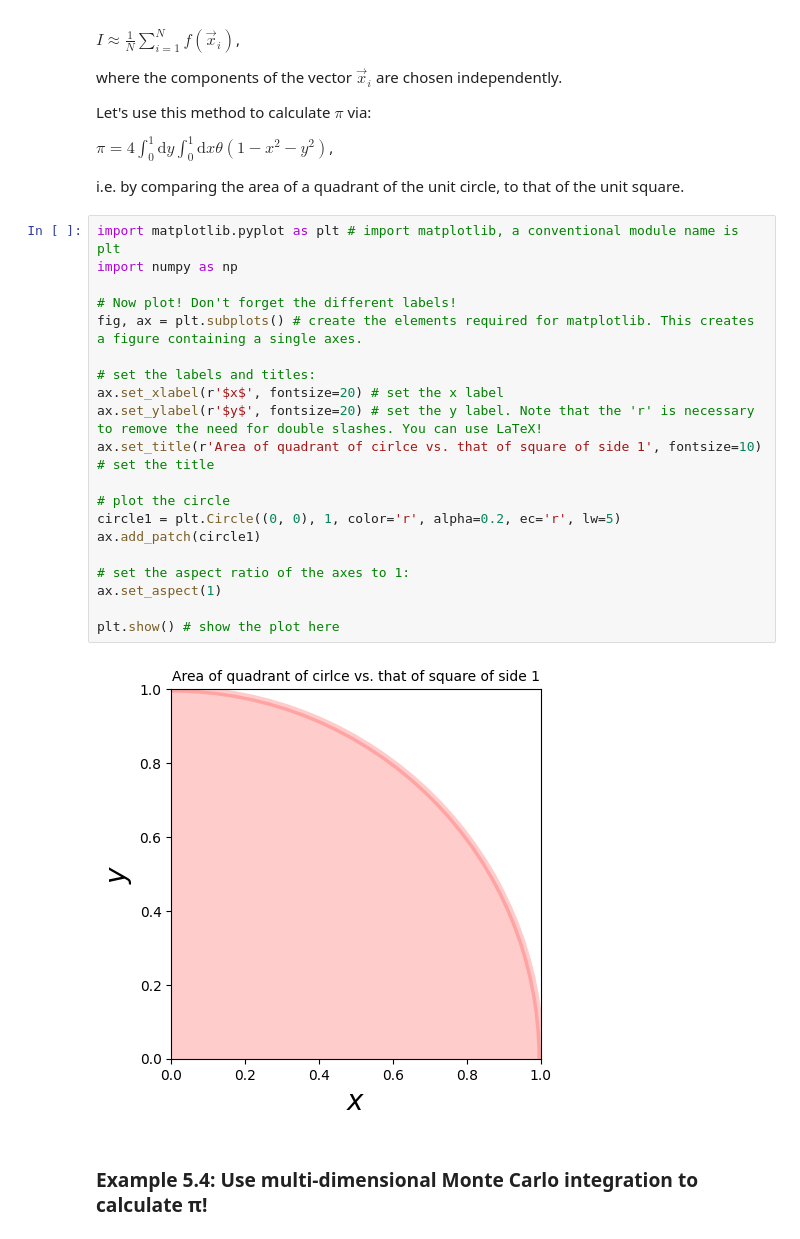
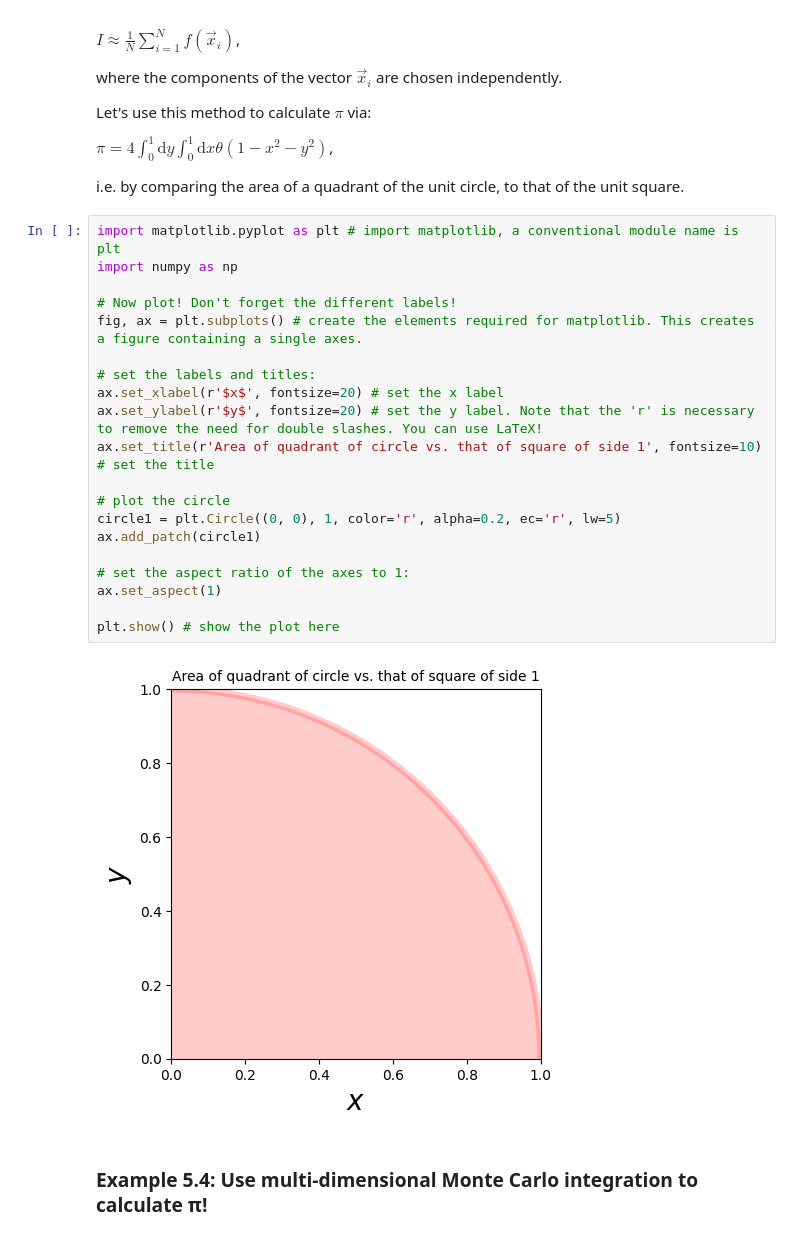
Before and after one commit to apapaefs/ScientificComputing, a Jupyter notebook: _build/jupyter_execute/Chapters/Chapter5/Chapter5.ipynb, the cells around one changed output. Drawn from its saved outputs; the diff is of its cells as text.

```diff
--- a/_build/jupyter_execute/Chapters/Chapter5/Chapter5.ipynb
+++ b/_build/jupyter_execute/Chapters/Chapter5/Chapter5.ipynb
@@ -238,25 +257,25 @@ i.e. by comparing the area of a quadrant of the unit circle, to that of the unit
 # %%
 import matplotlib.pyplot as plt # import matplotlib, a conventional module name is plt
 import numpy as np
 
 # Now plot! Don't forget the different labels!
 fig, ax = plt.subplots() # create the elements required for matplotlib. This creates a figure containing a single axes.
 
 # set the labels and titles:
 ax.set_xlabel(r'$x$', fontsize=20) # set the x label
 ax.set_ylabel(r'$y$', fontsize=20) # set the y label. Note that the 'r' is necessary to remove the need for double slashes. You can use LaTeX!
-ax.set_title(r'Area of quadrant of cirlce vs. that of square of side 1', fontsize=10) # set the title
+ax.set_title(r'Area of quadrant of circle vs. that of square of side 1', fontsize=10) # set the title
 
 # plot the circle
 circle1 = plt.Circle((0, 0), 1, color='r', alpha=0.2, ec='r', lw=5)
 ax.add_patch(circle1)
 
 # set the aspect ratio of the axes to 1:
 ax.set_aspect(1)
 
 plt.show() # show the plot here
 # %% [output]
-[figure, old version]
+[figure, new version]
 # %% [markdown]
 ### Example 5.4: Use multi-dimensional Monte Carlo integration to calculate π!
 # %%
```
Also changed, not shown: parts of 18 cells of this notebook, 29 other files.
